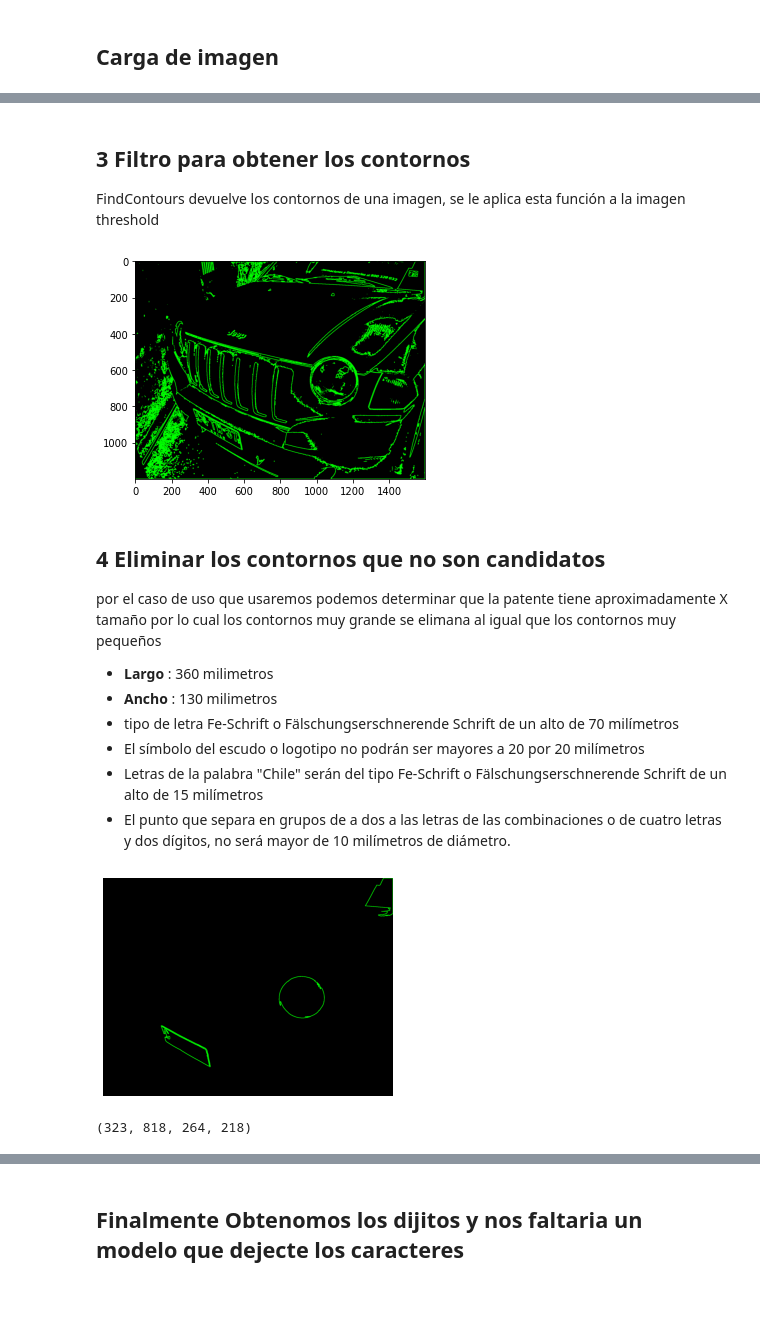
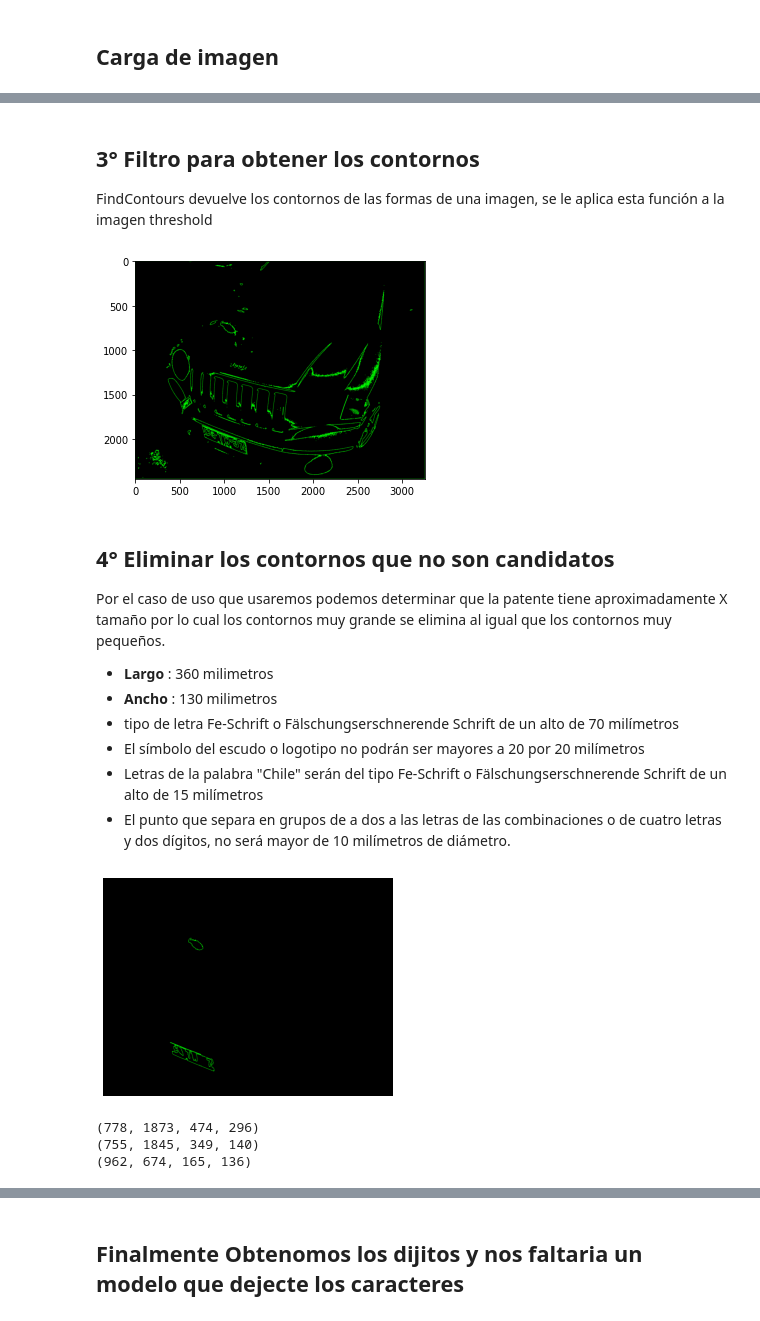
Before and after one commit to Flopezc4/AI-Fred, a Jupyter notebook: Cuaderno_Python/Open_cv_ocr.ipynb, the cells around one changed output, grey strips where cells are left out. Saved outputs shown, nothing was run; the diff lists cells and outputs as text; code cells hidden in the pictures.

```diff
--- a/Cuaderno_Python/Open_cv_ocr.ipynb
+++ b/Cuaderno_Python/Open_cv_ocr.ipynb
@@ -18,7 +31,7 @@ import skimage
 # %% [markdown]
 ## Carga de imagen
 # %%
-img = cv2.imread('/content/auto2.jpeg')
+img = cv2.imread('/content/drive/MyDrive/IMG_Caso_de_uso/auto47.JPG')
 print(img.shape)
 plt.imshow(cv2.cvtColor(img, cv2.COLOR_BGR2RGB))
 plt.show()
@@ -41,6 +54,6 @@ plt.show()
 Si el pixel es mayor a 175 lo dejamos a 255, nos quedamos con una imagen con valores de 0 o 255
 # %%
-th = cv2.threshold(gray, 80, 255, cv2.THRESH_BINARY_INV)[1]
+th = cv2.threshold(gray, 120, 255, cv2.THRESH_BINARY_INV)[1]
 plt.imshow(th, cmap='gray')
 plt.show()
 # %% [output]
@@ -66,6 +64,6 @@ plt.show()
 # %% [markdown]
-## 3 Filtro para obtener los contornos
-FindContours devuelve los contornos de una imagen, se le aplica esta función a la imagen threshold
+## 3° Filtro para obtener los contornos
+FindContours devuelve los contornos de las formas de una imagen, se le aplica esta función a la imagen threshold
 # %%
 contours = cv2.findContours(th, cv2.RETR_LIST, cv2.CHAIN_APPROX_SIMPLE)[0]
 canvas = np.zeros_like(img)
@@ -74,10 +72,10 @@ cv2.drawContours(canvas , contours, -1, (0, 255, 0), 2)
 plt.imshow(canvas, cmap='gray')
 plt.show()
 # %% [output]
-[figure, old version]
+[figure, new version]
 # %% [markdown]
-## 4 Eliminar los contornos que no son candidatos
-por el caso de uso que usaremos podemos determinar que la patente tiene aproximadamente X tamaño por lo cual los contornos muy grande se elimana al igual que los contornos muy pequeños
+## 4° Eliminar los contornos que no son candidatos
+Por el caso de uso que usaremos podemos determinar que la patente tiene aproximadamente X tamaño por lo cual los contornos muy grande se elimina al igual que los contornos muy pequeños.
 
 
 
@@ -92,33 +90,35 @@ dos dígitos, no será mayor de 10 milímetros de diámetro.
 # %%
 # Patente chilena ratio = 360 / 130 = 2.769230769
 candidates = []
 ratio = 3.2
-max_w = 300
 min_w = 100
+max_w = 500
 
-min_h = 150
+
+min_h = 100
 max_h = 300
 
 for cnt in contours:
     x, y, w, h = cv2.boundingRect(cnt)
     aspect_ratio = float(w) / h
     # SI el aspecratio es similar Y el ancho Y el alto es Similar , es candidato
     #np.isclose(aspect_ratio, ratio, atol=1.0) and
-    if ( (max_w > w > min_w) and (max_h > h > min_h)):
+    if ( (max_w > w > min_w) and (max_h > h > min_h) and (w > h)):
         candidates.append(cnt)
 
 # redibujamos los contornos que nos quedan, despues de aplicar un filtro
 
 canvas = np.zeros_like(img)
 cv2.drawContours(canvas , candidates, -1, (0, 255, 0), 2)
 plt.axis('off')
 plt.imshow(canvas);
-
-# Pantente arg 99, 397, 109, 42
 # %% [output]
-[figure, old version]
+[figure, new version]
-# %%
-cv2.boundingRect(candidates[0])
-# %% [output]
-(323, 818, 264, 218)
+# %%
+for cnt in candidates:
+    print(cv2.boundingRect(cnt))
+# %% [output]
+(778, 1873, 474, 296)
+(755, 1845, 349, 140)
+(962, 674, 165, 136)
 # %% [markdown]
```
Also changed, not shown: parts of 19 cells of this notebook.
